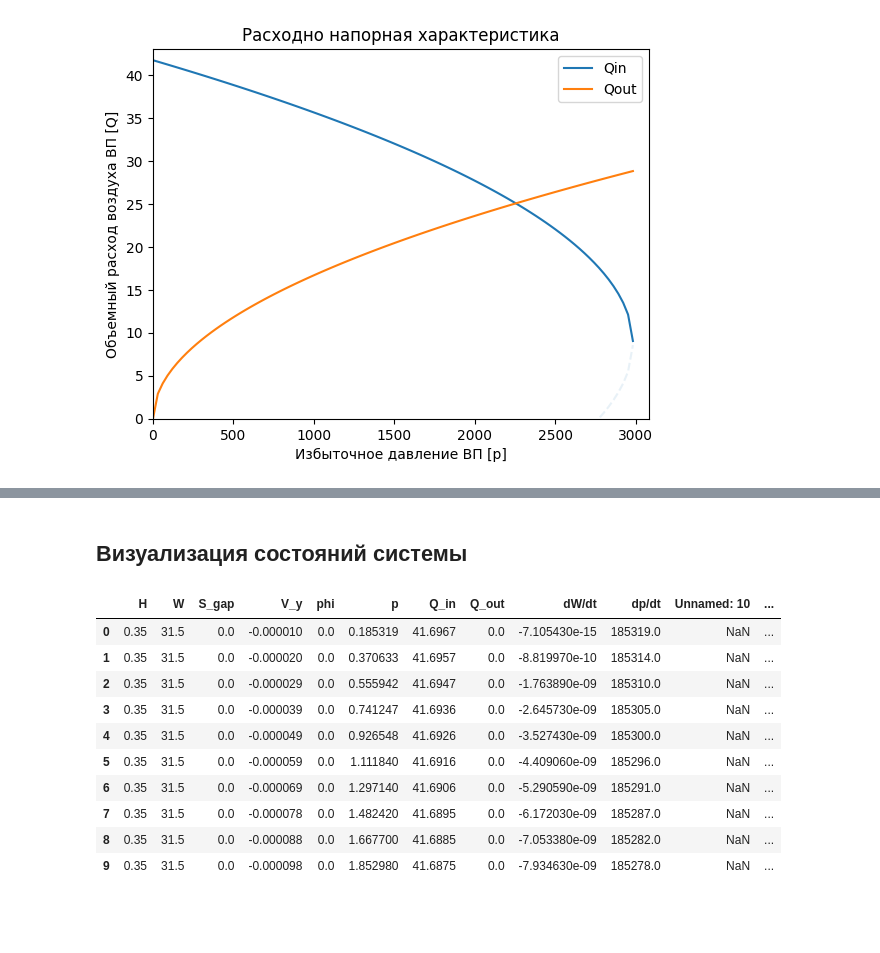
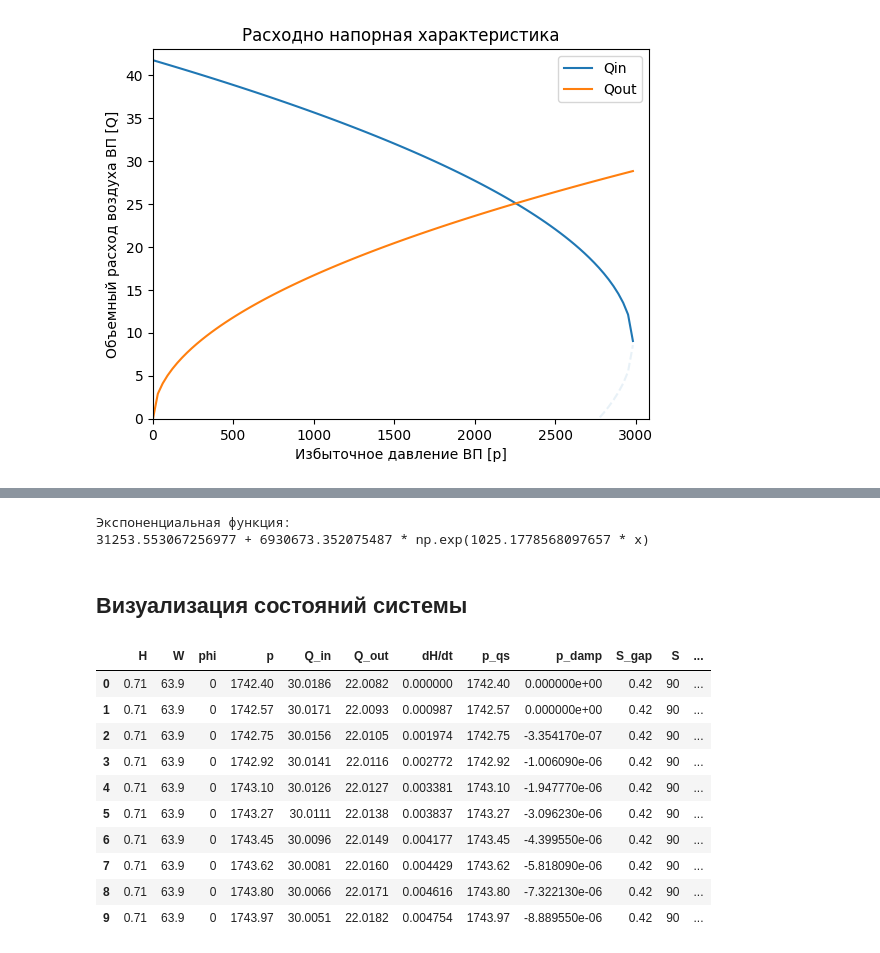
Before and after one commit to shustrov38/jubilant-bassoon, a Jupyter notebook: scripts/approx.ipynb, the cells around one changed output, grey strips where cells are left out. Saved outputs shown, nothing was run; the diff lists cells and outputs as text; code cells hidden in the pictures; blank space fills up the shorter version.

Commit message:
project splitted into two parts, p_damp added

```diff
--- a/scripts/approx.ipynb
+++ b/scripts/approx.ipynb
@@ -160,20 +159,26 @@ plt.plot();
+# %%
+print('Экспоненциальная функция:')
+print(f'{popt[0]} + {popt[1]} * np.exp({popt[2]} * x)')
+# %% [output]
+Экспоненциальная функция:
+31253.553067256977 + 6930673.352075487 * np.exp(1025.1778568097657 * x)
 # %% [markdown]
 ## Визуализация состояний системы
 # %%
-SIMULATION_DT = 1e-6
+SIMULATION_DT = 1e-5
 
-df = pd.read_csv(STATES_CVS_PATH, delimiter='\t')
+df = pd.read_csv(RESOURCES_PATH / 'sim_6.csv', delimiter=';')
 df['dt'] = df.index * SIMULATION_DT
 df.head(10)
 # %% [output]
-|  | H | W | S_gap | V_y | phi | p | Q_in | Q_out | dW/dt | dp/dt | Unnamed: 10 | ... |
-| 0 | 0.35 | 31.5 | 0.0 | -0.000010 | 0.0 | 0.185319 | 41.6967 | 0.0 | -7.105430e-15 | 185319.0 | NaN | ... |
-| 1 | 0.35 | 31.5 | 0.0 | -0.000020 | 0.0 | 0.370633 | 41.6957 | 0.0 | -8.819970e-10 | 185314.0 | NaN | ... |
-| 2 | 0.35 | 31.5 | 0.0 | -0.000029 | 0.0 | 0.555942 | 41.6947 | 0.0 | -1.763890e-09 | 185310.0 | NaN | ... |
-| 3 | 0.35 | 31.5 | 0.0 | -0.000039 | 0.0 | 0.741247 | 41.6936 | 0.0 | -2.645730e-09 | 185305.0 | NaN | ... |
-| 4 | 0.35 | 31.5 | 0.0 | -0.000049 | 0.0 | 0.926548 | 41.6926 | 0.0 | -3.527430e-09 | 185300.0 | NaN | ... |
-| 5 | 0.35 | 31.5 | 0.0 | -0.000059 | 0.0 | 1.111840 | 41.6916 | 0.0 | -4.409060e-09 | 185296.0 | NaN | ... |
-| 6 | 0.35 | 31.5 | 0.0 | -0.000069 | 0.0 | 1.297140 | 41.6906 | 0.0 | -5.290590e-09 | 185291.0 | NaN | ... |
-| 7 | 0.35 | 31.5 | 0.0 | -0.000078 | 0.0 | 1.482420 | 41.6895 | 0.0 | -6.172030e-09 | 185287.0 | NaN | ... |
-| 8 | 0.35 | 31.5 | 0.0 | -0.000088 | 0.0 | 1.667700 | 41.6885 | 0.0 | -7.053380e-09 | 185282.0 | NaN | ... |
-| 9 | 0.35 | 31.5 | 0.0 | -0.000098 | 0.0 | 1.852980 | 41.6875 | 0.0 | -7.934630e-09 | 185278.0 | NaN | ... |
+|  | H | W | phi | p | Q_in | Q_out | dH/dt | p_qs | p_damp | S_gap | S | ... |
+| 0 | 0.71 | 63.9 | 0 | 1742.40 | 30.0186 | 22.0082 | 0.000000 | 1742.40 | 0.000000e+00 | 0.42 | 90 | ... |
+| 1 | 0.71 | 63.9 | 0 | 1742.57 | 30.0171 | 22.0093 | 0.000987 | 1742.57 | 0.000000e+00 | 0.42 | 90 | ... |
+| 2 | 0.71 | 63.9 | 0 | 1742.75 | 30.0156 | 22.0105 | 0.001974 | 1742.75 | -3.354170e-07 | 0.42 | 90 | ... |
+| 3 | 0.71 | 63.9 | 0 | 1742.92 | 30.0141 | 22.0116 | 0.002772 | 1742.92 | -1.006090e-06 | 0.42 | 90 | ... |
+| 4 | 0.71 | 63.9 | 0 | 1743.10 | 30.0126 | 22.0127 | 0.003381 | 1743.10 | -1.947770e-06 | 0.42 | 90 | ... |
+| 5 | 0.71 | 63.9 | 0 | 1743.27 | 30.0111 | 22.0138 | 0.003837 | 1743.27 | -3.096230e-06 | 0.42 | 90 | ... |
+| 6 | 0.71 | 63.9 | 0 | 1743.45 | 30.0096 | 22.0149 | 0.004177 | 1743.45 | -4.399550e-06 | 0.42 | 90 | ... |
+| 7 | 0.71 | 63.9 | 0 | 1743.62 | 30.0081 | 22.0160 | 0.004429 | 1743.62 | -5.818090e-06 | 0.42 | 90 | ... |
+| 8 | 0.71 | 63.9 | 0 | 1743.80 | 30.0066 | 22.0171 | 0.004616 | 1743.80 | -7.322130e-06 | 0.42 | 90 | ... |
+| 9 | 0.71 | 63.9 | 0 | 1743.97 | 30.0051 | 22.0182 | 0.004754 | 1743.97 | -8.889550e-06 | 0.42 | 90 | ... |
```
Also changed, not shown: parts of 12 cells of this notebook, 19 other files.
